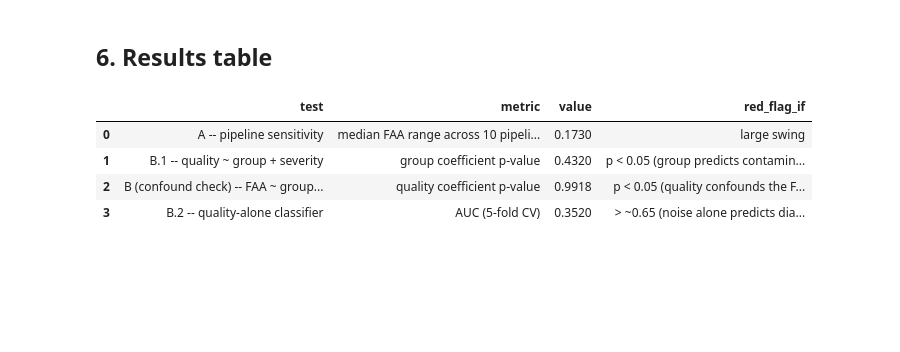
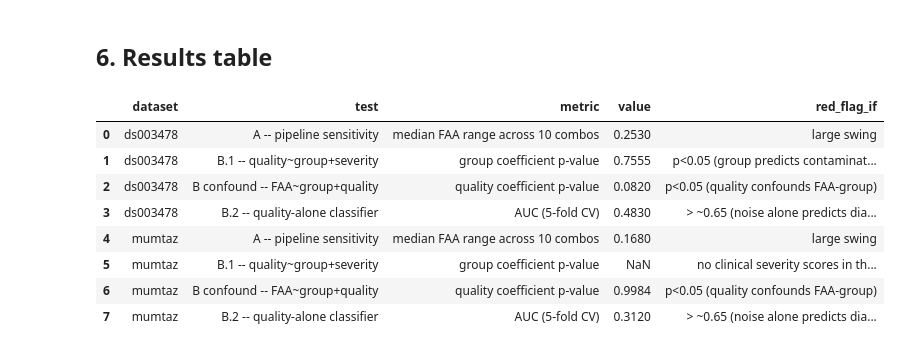
Before and after one commit to HYPERPRO2020/eegtest, a Jupyter notebook: neuroqa/notebooks/phase1_findings.ipynb, the cells around one changed output. Cells and saved outputs as stored; diff of their text form; code cells hidden in the pictures; blank space fills up the shorter version.

```diff
--- a/neuroqa/notebooks/phase1_findings.ipynb
+++ b/neuroqa/notebooks/phase1_findings.ipynb
@@ -328,0 +139,8 @@ print(f"  verdict: {verdict}")
+# %%
+summaries = {}
+for name in DATASETS:
+    df = pd.read_csv(DATASETS[name]["out_dir"] / "quality_faa_summary.csv")
+    summaries[name] = df
+    print(f"--- {DATASETS[name]['label']}: {len(df)} recordings ---")
+    display(df.groupby("group")[["quality_alpha_pct", "faa"]].agg(["mean", "std", "count"]))
+    print()
@@ -328,0 +187,11 @@ print(f"  verdict: {verdict}")
+# %%
+study_a_wide = {}
+for name in DATASETS:
+    results = json.loads((DATASETS[name]["out_dir"] / "results.json").read_text())
+    wide = pd.DataFrame(results["study_a"]["wide"])
+    study_a_wide[name] = wide
+    print(f"--- {DATASETS[name]['label']}: {len(wide)} recordings x "
+          f"{len(results['study_a']['combo_cols'])} pipeline x reference combos ---")
+    print(f"  FAA range per subject: median {wide.faa_range.median():.3f}, "
+          f"max {wide.faa_range.max():.3f}, mean {wide.faa_range.mean():.3f}")
+display(study_a_wide["ds003478"][["file", "group", "faa_range", "faa_std"]])
@@ -329,31 +274,39 @@ print(f"  verdict: {verdict}")
 # %% [markdown]
 ## 6. Results table
 # %%
-results = pd.DataFrame([
-    {"test": "A -- pipeline sensitivity",
-     "metric": "median FAA range across 10 pipeline x reference combos",
-     "value": round(float(study_a_wide.faa_range.median()), 3),
-     "red_flag_if": "large swing"},
-    {"test": "B.1 -- quality ~ group + severity",
-     "metric": "group coefficient p-value",
-     "value": round(float(m1.pvalues["group_mdd"]), 4),
-     "red_flag_if": "p < 0.05 (group predicts contamination)"},
-    {"test": "B (confound check) -- FAA ~ group + quality",
-     "metric": "quality coefficient p-value",
-     "value": round(float(m2.pvalues["quality_alpha_pct"]), 4),
-     "red_flag_if": "p < 0.05 (quality confounds the FAA-group relationship)"},
-    {"test": "B.2 -- quality-alone classifier",
-     "metric": "AUC (5-fold CV)",
-     "value": round(float(r3["auc"]), 3),
-     "red_flag_if": "> ~0.65 (noise alone predicts diagnosis)"},
-])
-results
+rows = []
+for name in DATASETS:
+    b = study_b[name]
+    wide = study_a_wide[name]
+    r1 = b["regression_1_quality_on_group_severity"]
+    r2 = b["regression_2_faa_on_group_quality"]
+    r3 = b["regression_3_quality_classifies_group"]
+    rows.append({"dataset": name, "test": "A -- pipeline sensitivity",
+                  "metric": "median FAA range across 10 combos", "value": round(float(wide.faa_range.median()), 3),
+                  "red_flag_if": "large swing"})
+    rows.append({"dataset": name, "test": "B.1 -- quality~group+severity",
+                  "metric": "group coefficient p-value",
+                  "value": (round(float(r1["pvalues"]["group_mdd"]), 4) if r1 else None),
+                  "red_flag_if": "p<0.05 (group predicts contamination)" if r1 else b["regression_1_skipped_reason"]})
+    rows.append({"dataset": name, "test": "B confound -- FAA~group+quality",
+                  "metric": "quality coefficient p-value", "value": round(float(r2["pvalues"]["quality_alpha_pct"]), 4),
+                  "red_flag_if": "p<0.05 (quality confounds FAA-group)"})
+    rows.append({"dataset": name, "test": "B.2 -- quality-alone classifier",
+                  "metric": "AUC (5-fold CV)", "value": round(float(r3["auc"]), 3),
+                  "red_flag_if": "> ~0.65 (noise alone predicts diagnosis)"})
+results_table = pd.DataFrame(rows)
+results_table.to_csv(REPO_ROOT / "outputs" / "phase1_results_table.csv", index=False)
+display(results_table)
 # %% [output]
-|  | test | metric | value | red_flag_if |
-| 0 | A -- pipeline sensitivity | median FAA range across 10 pipeli... | 0.1730 | large swing |
-| 1 | B.1 -- quality ~ group + severity | group coefficient p-value | 0.4320 | p < 0.05 (group predicts contamin... |
-| 2 | B (confound check) -- FAA ~ group... | quality coefficient p-value | 0.9918 | p < 0.05 (quality confounds the F... |
-| 3 | B.2 -- quality-alone classifier | AUC (5-fold CV) | 0.3520 | > ~0.65 (noise alone predicts dia... |
+|  | dataset | test | metric | value | red_flag_if |
+| 0 | ds003478 | A -- pipeline sensitivity | median FAA range across 10 combos | 0.2530 | large swing |
+| 1 | ds003478 | B.1 -- quality~group+severity | group coefficient p-value | 0.7555 | p<0.05 (group predicts contaminat... |
+| 2 | ds003478 | B confound -- FAA~group+quality | quality coefficient p-value | 0.0820 | p<0.05 (quality confounds FAA-group) |
+| 3 | ds003478 | B.2 -- quality-alone classifier | AUC (5-fold CV) | 0.4830 | > ~0.65 (noise alone predicts dia... |
+| 4 | mumtaz | A -- pipeline sensitivity | median FAA range across 10 combos | 0.1680 | large swing |
+| 5 | mumtaz | B.1 -- quality~group+severity | group coefficient p-value | NaN | no clinical severity scores in th... |
+| 6 | mumtaz | B confound -- FAA~group+quality | quality coefficient p-value | 0.9984 | p<0.05 (quality confounds FAA-group) |
+| 7 | mumtaz | B.2 -- quality-alone classifier | AUC (5-fold CV) | 0.3120 | > ~0.65 (noise alone predicts dia... |
 # %% [markdown]
 ## 7. Caveats — read before citing any of the above
 
```
Also changed, not shown: parts of 35 cells of this notebook, 10 other files.
